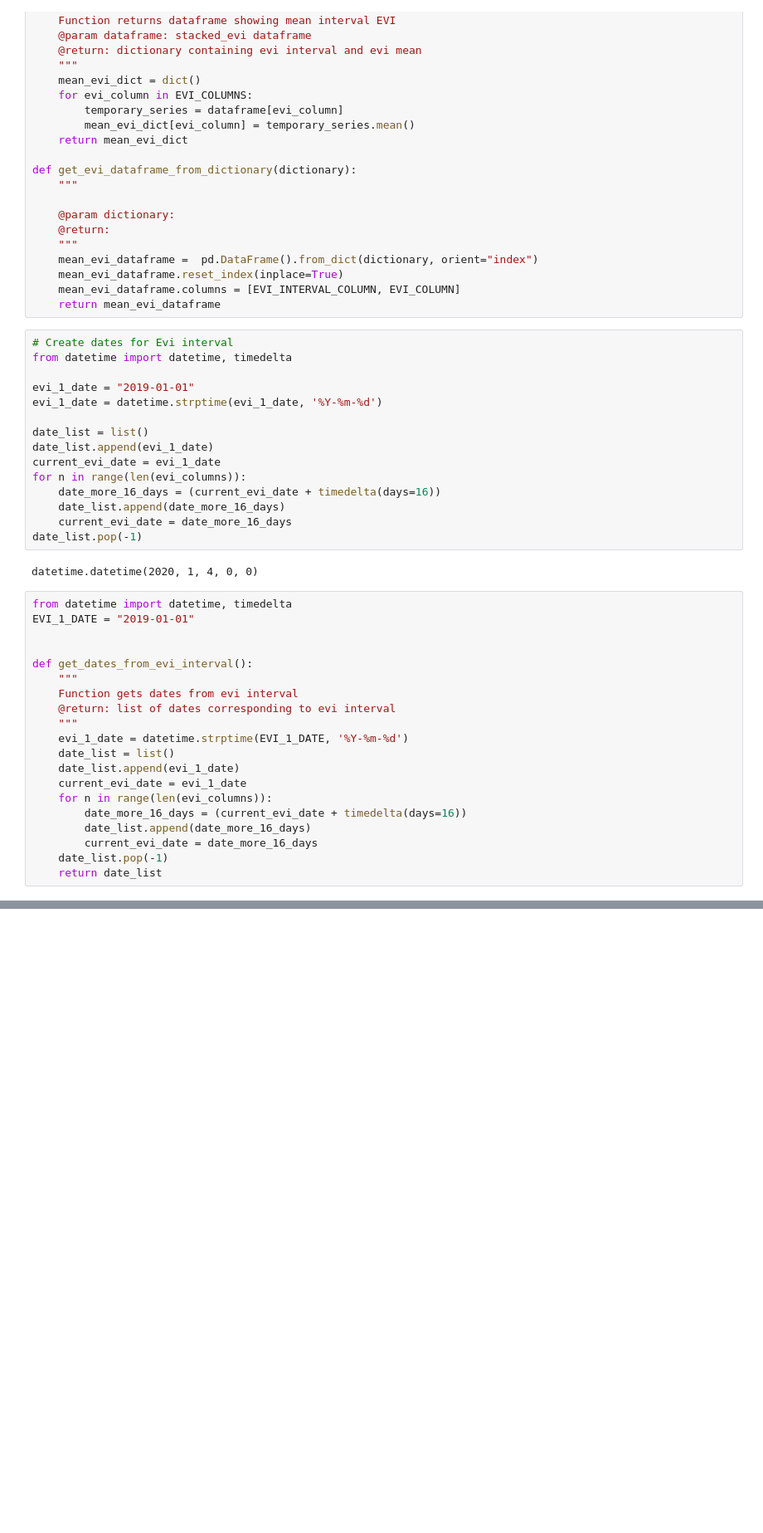
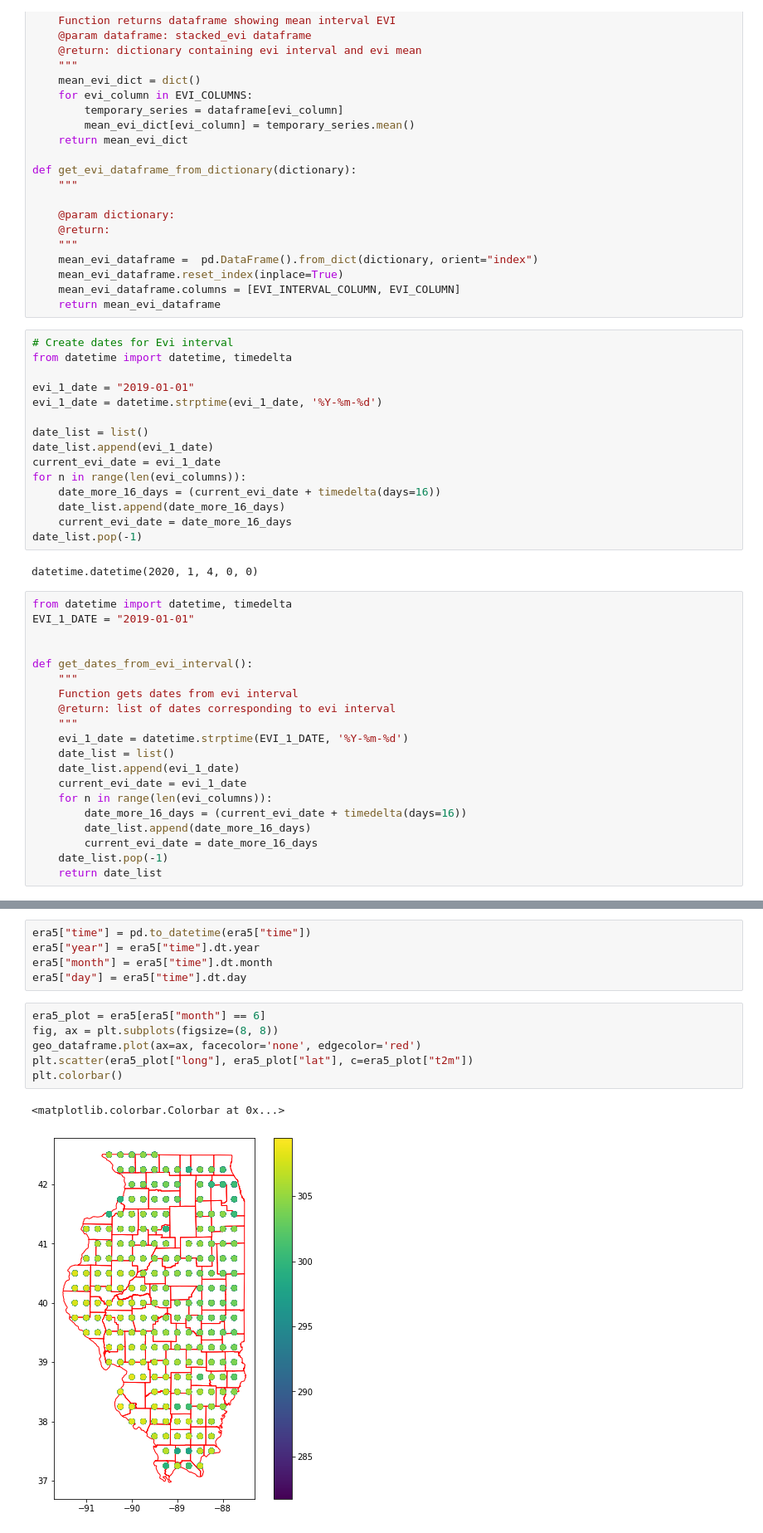
Before and after one commit to AlexBernaus/aihack2021, a Jupyter notebook: notebooks/JC_02_geopandas.ipynb, the cells around one changed output, grey strips where cells are left out. Shown at 83% size. Saved outputs shown, nothing was run; the diff lists cells and outputs as text; blank space fills up the shorter version.

```diff
--- a/notebooks/JC_02_geopandas.ipynb
+++ b/notebooks/JC_02_geopandas.ipynb
@@ -205,0 +225,14 @@ fig.show()
+# %%
+era5["time"] = pd.to_datetime(era5["time"])
+era5["year"] = era5["time"].dt.year
+era5["month"] = era5["time"].dt.month
+era5["day"] = era5["time"].dt.day
+# %%
+era5_plot = era5[era5["month"] == 6]
+fig, ax = plt.subplots(figsize=(8, 8))
+geo_dataframe.plot(ax=ax, facecolor='none', edgecolor='red')
+plt.scatter(era5_plot["long"], era5_plot["lat"], c=era5_plot["t2m"])
+plt.colorbar()
+# %% [output]
+<matplotlib.colorbar.Colorbar at 0x...>
+[figure, added]
```
Also changed, not shown: parts of 19 cells of this notebook, 1 other file.
